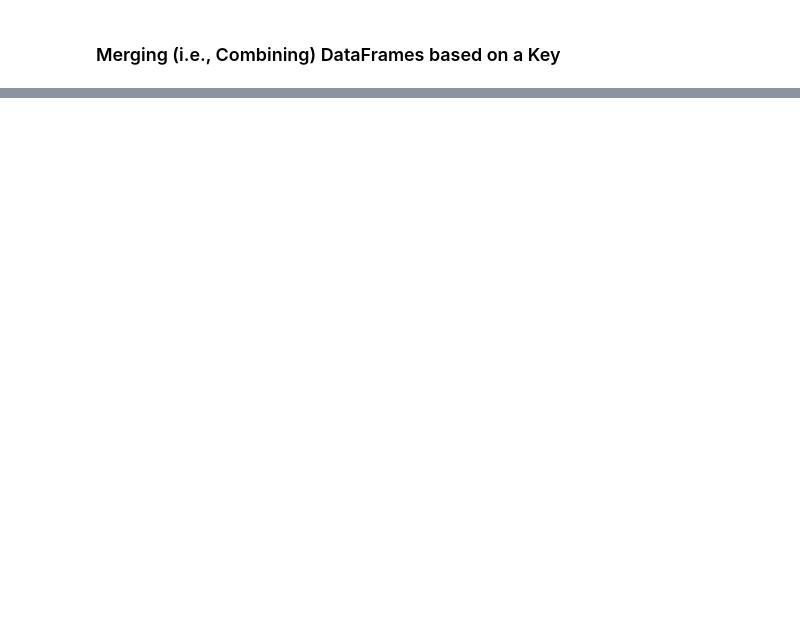
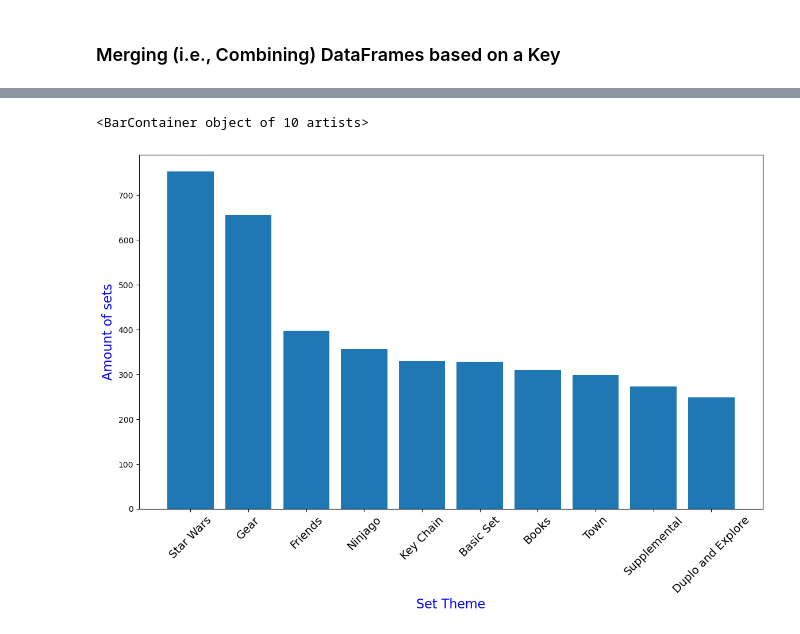
Before and after one commit to Zorya49/pythonTraining_100DaysOfCode, a Jupyter notebook: day74-lego_data_analysis/day74_Lego_Analysis_for_Course.ipynb, the cells around one changed output, grey strips where cells are left out. Saved outputs shown, nothing was run; the diff lists cells and outputs as text; code cells hidden in the pictures; blank space fills up the shorter version.

```diff
--- a/day74-lego_data_analysis/day74_Lego_Analysis_for_Course.ipynb
+++ b/day74-lego_data_analysis/day74_Lego_Analysis_for_Course.ipynb
@@ -189,3 +268,6 @@ Let's work out the number of different themes shipped by year. This means we hav
 ### Number of Sets per LEGO Theme
 # %% [markdown]
 LEGO has licensed many hit franchises from Harry Potter to Marvel Super Heros to many others. But which theme has the largest number of individual sets?
+# %%
+set_theme_count = df_sets['theme_id'].value_counts()
+set_theme_count[:5]
@@ -197,3 +289,6 @@ LEGO has licensed many hit franchises from Harry Potter to Marvel Super Heros to
 The themes.csv file has the actual theme names. The sets .csv has <code>theme_ids</code> which link to the <code>id</code> column in the themes.csv.
 # %% [markdown]
 **Challenge**: Explore the themes.csv. How is it structured? Search for the name 'Star Wars'. How many <code>id</code>s correspond to this name in the themes.csv? Now use these <code>id</code>s and find the corresponding the sets in the sets.csv (Hint: you'll need to look for matches in the <code>theme_id</code> column)
+# %%
+df_themes = pd.read_csv('data/themes.csv')
+df_themes
@@ -200,2 +341,6 @@ The themes.csv file has the actual theme names. The sets .csv has <code>theme_id
 # %% [markdown]
 ### Merging (i.e., Combining) DataFrames based on a Key
+# %%
+set_theme_count = pd.DataFrame({'id':set_theme_count.index,
+                                'set_count':set_theme_count.values})
+set_theme_count
@@ -201,0 +361,3 @@ The themes.csv file has the actual theme names. The sets .csv has <code>theme_id
+# %%
+merged_df = pd.merge(set_theme_count, df_themes, on='id')
+merged_df[:10]
@@ -201,0 +376,11 @@ The themes.csv file has the actual theme names. The sets .csv has <code>theme_id
+# %%
+plt.figure(figsize=(14,8))
+plt.xticks(fontsize=14, rotation=45)
+plt.xticks(fontsize=14)
+plt.xlabel('Set Theme', fontsize=16, color='b')
+plt.ylabel('Amount of sets', fontsize=16, color='b')
+
+plt.bar(merged_df.name[:10], merged_df.set_count[:10])
+# %% [output]
+<BarContainer object of 10 artists>
+[figure, added]
```
Also changed, not shown: parts of 15 cells of this notebook.
